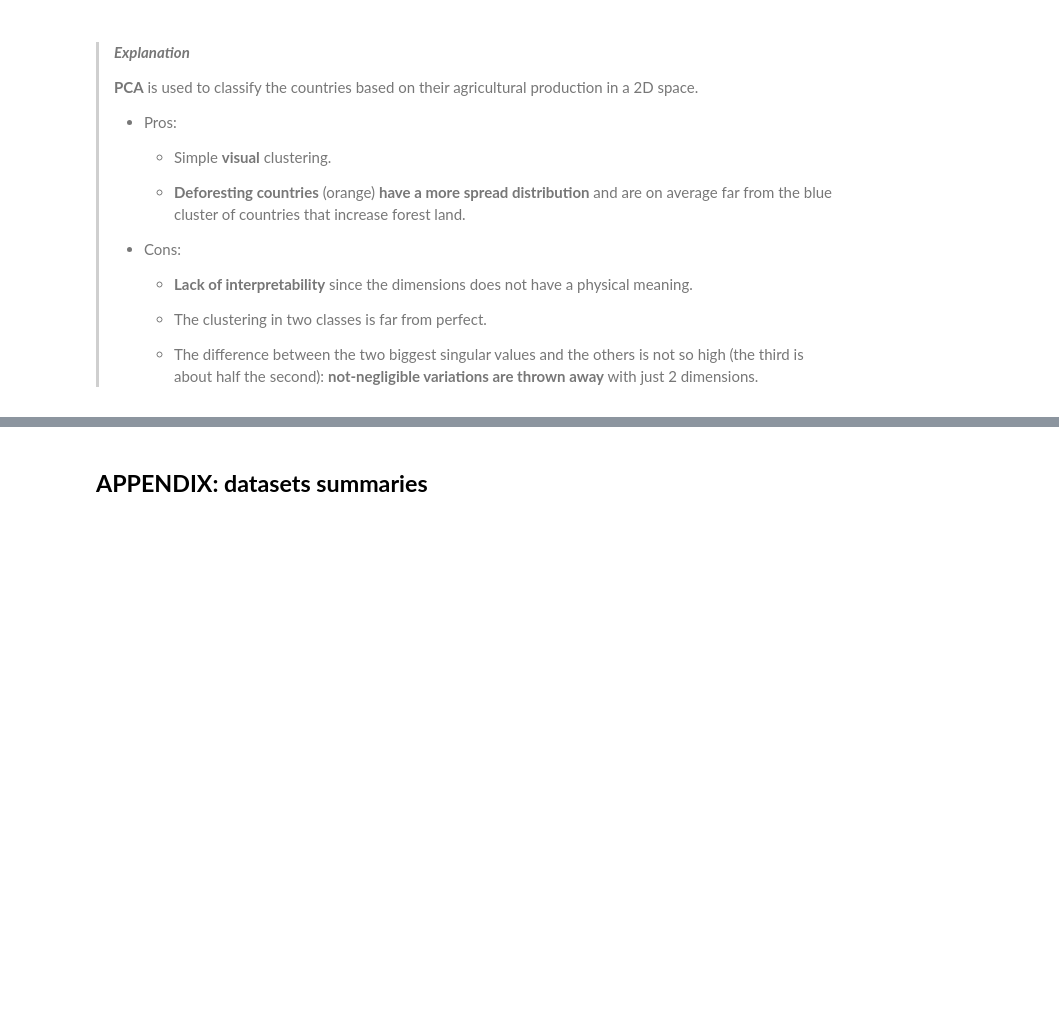
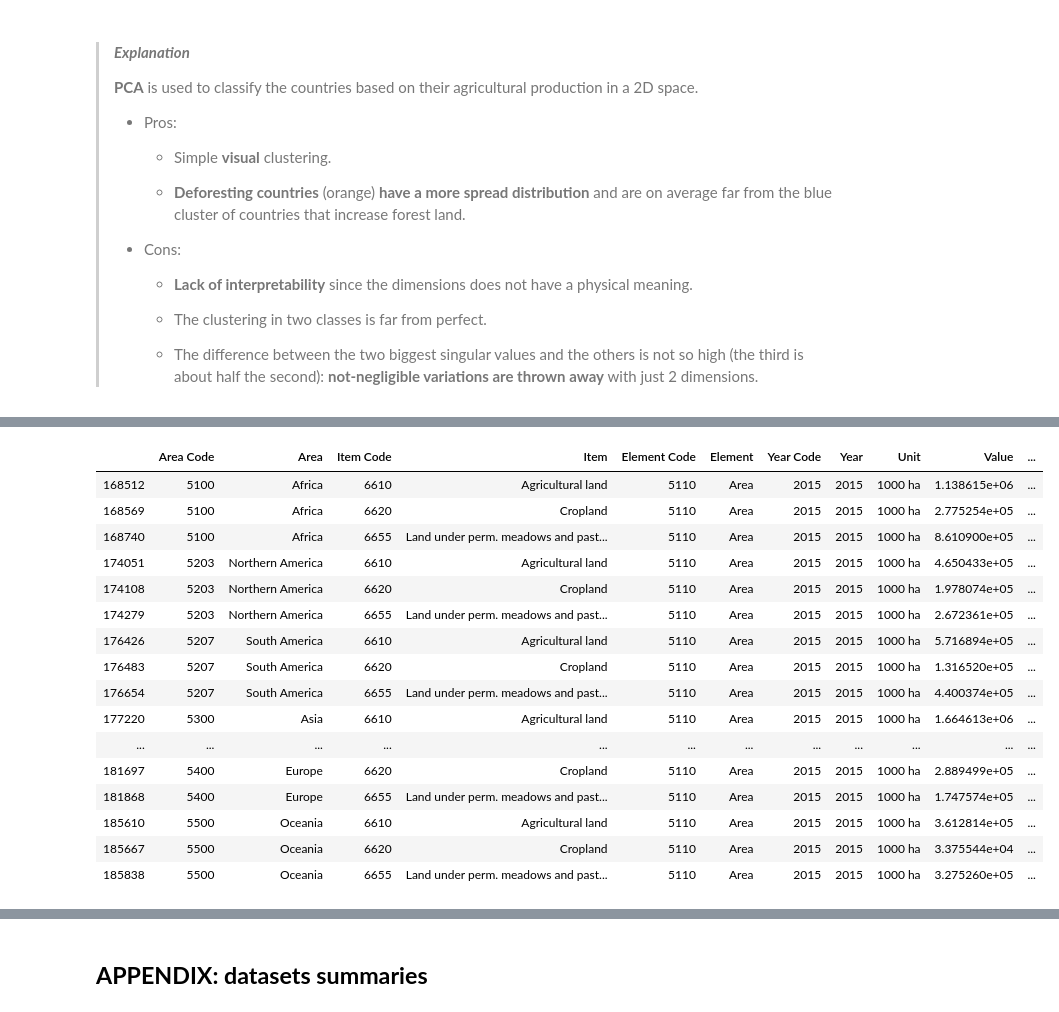
Before and after one commit to kostelansky17/disappearing_forests, a Jupyter notebook: agriculture.ipynb, the cells around one changed output, grey strips where cells are left out. Cells and saved outputs as stored; diff of their text form; code cells hidden in the pictures; blank space fills up the shorter version.

```diff
--- a/agriculture.ipynb
+++ b/agriculture.ipynb
@@ -657,0 +757,20 @@ Variance explanation of the first 5 singular values:
+# %%
+agriculture_land
+# %% [output]
+|  | Area Code | Area | Item Code | Item | Element Code | Element | Year Code | Year | Unit | Value | ... |
+| 168512 | 5100 | Africa | 6610 | Agricultural land | 5110 | Area | 2015 | 2015 | 1000 ha | 1.138615e+06 | ... |
+| 168569 | 5100 | Africa | 6620 | Cropland | 5110 | Area | 2015 | 2015 | 1000 ha | 2.775254e+05 | ... |
+| 168740 | 5100 | Africa | 6655 | Land under perm. meadows and past... | 5110 | Area | 2015 | 2015 | 1000 ha | 8.610900e+05 | ... |
+| 174051 | 5203 | Northern America | 6610 | Agricultural land | 5110 | Area | 2015 | 2015 | 1000 ha | 4.650433e+05 | ... |
+| 174108 | 5203 | Northern America | 6620 | Cropland | 5110 | Area | 2015 | 2015 | 1000 ha | 1.978074e+05 | ... |
+| 174279 | 5203 | Northern America | 6655 | Land under perm. meadows and past... | 5110 | Area | 2015 | 2015 | 1000 ha | 2.672361e+05 | ... |
+| 176426 | 5207 | South America | 6610 | Agricultural land | 5110 | Area | 2015 | 2015 | 1000 ha | 5.716894e+05 | ... |
+| 176483 | 5207 | South America | 6620 | Cropland | 5110 | Area | 2015 | 2015 | 1000 ha | 1.316520e+05 | ... |
+| 176654 | 5207 | South America | 6655 | Land under perm. meadows and past... | 5110 | Area | 2015 | 2015 | 1000 ha | 4.400374e+05 | ... |
+| 177220 | 5300 | Asia | 6610 | Agricultural land | 5110 | Area | 2015 | 2015 | 1000 ha | 1.664613e+06 | ... |
+| ... | ... | ... | ... | ... | ... | ... | ... | ... | ... | ... | ... |
+| 181697 | 5400 | Europe | 6620 | Cropland | 5110 | Area | 2015 | 2015 | 1000 ha | 2.889499e+05 | ... |
+| 181868 | 5400 | Europe | 6655 | Land under perm. meadows and past... | 5110 | Area | 2015 | 2015 | 1000 ha | 1.747574e+05 | ... |
+| 185610 | 5500 | Oceania | 6610 | Agricultural land | 5110 | Area | 2015 | 2015 | 1000 ha | 3.612814e+05 | ... |
+| 185667 | 5500 | Oceania | 6620 | Cropland | 5110 | Area | 2015 | 2015 | 1000 ha | 3.375544e+04 | ... |
+| 185838 | 5500 | Oceania | 6655 | Land under perm. meadows and past... | 5110 | Area | 2015 | 2015 | 1000 ha | 3.275260e+05 | ... |
```
Also changed, not shown: parts of 18 cells of this notebook.
